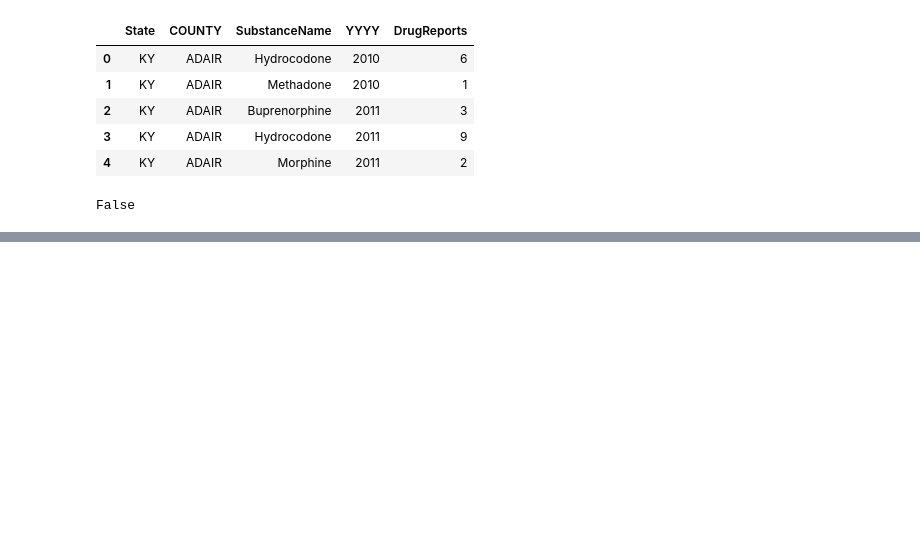
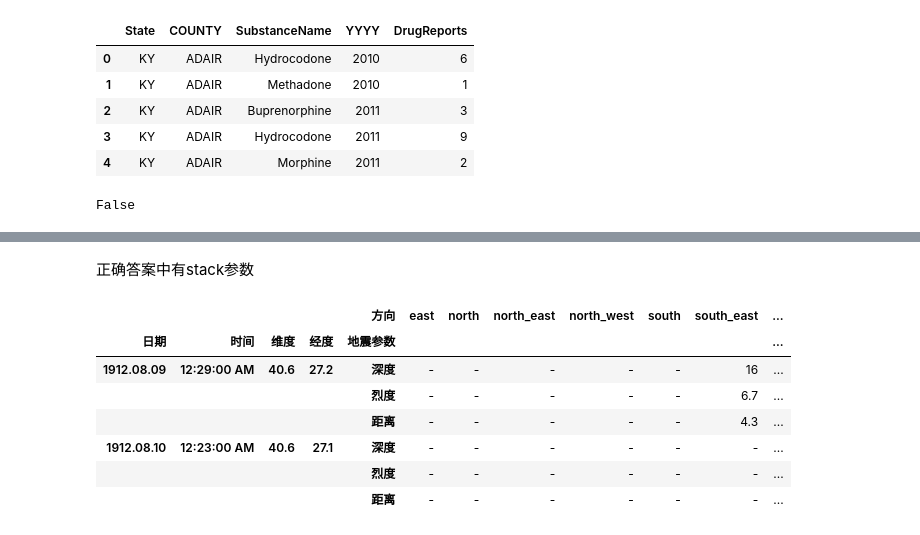
Before and after one commit to scxixixi/Pandas_Learning, a Jupyter notebook: Day4打卡.ipynb, the cells around one changed output, grey strips where cells are left out. Cells and saved outputs as stored; diff of their text form; code cells hidden in the pictures; blank space fills up the shorter version.

```diff
--- a/Day4打卡.ipynb
+++ b/Day4打卡.ipynb
@@ -542,0 +567,16 @@ False
+# %% [markdown]
+正确答案中有stack参数
+# %%
+result = pd.pivot_table(df_eq,index=['日期','时间','维度','经度']
+            ,columns='方向'
+            ,values=['烈度','深度','距离'],fill_value='-').stack(level=0).rename_axis(index={None:'地震参数'})
+result.head(6)
+# %% [output]
+|  |  |  |  | 方向 | east | north | north_east | north_west | south | south_east | ... |
+| 日期 | 时间 | 维度 | 经度 | 地震参数 |  |  |  |  |  |  | ... |
+| 1912.08.09 | 12:29:00 AM | 40.6 | 27.2 | 深度 | - | - | - | - | - | 16 | ... |
+|  |  |  |  | 烈度 | - | - | - | - | - | 6.7 | ... |
+|  |  |  |  | 距离 | - | - | - | - | - | 4.3 | ... |
+| 1912.08.10 | 12:23:00 AM | 40.6 | 27.1 | 深度 | - | - | - | - | - | - | ... |
+|  |  |  |  | 烈度 | - | - | - | - | - | - | ... |
+|  |  |  |  | 距离 | - | - | - | - | - | - | ... |
```
Also changed, not shown: parts of 4 cells of this notebook.
